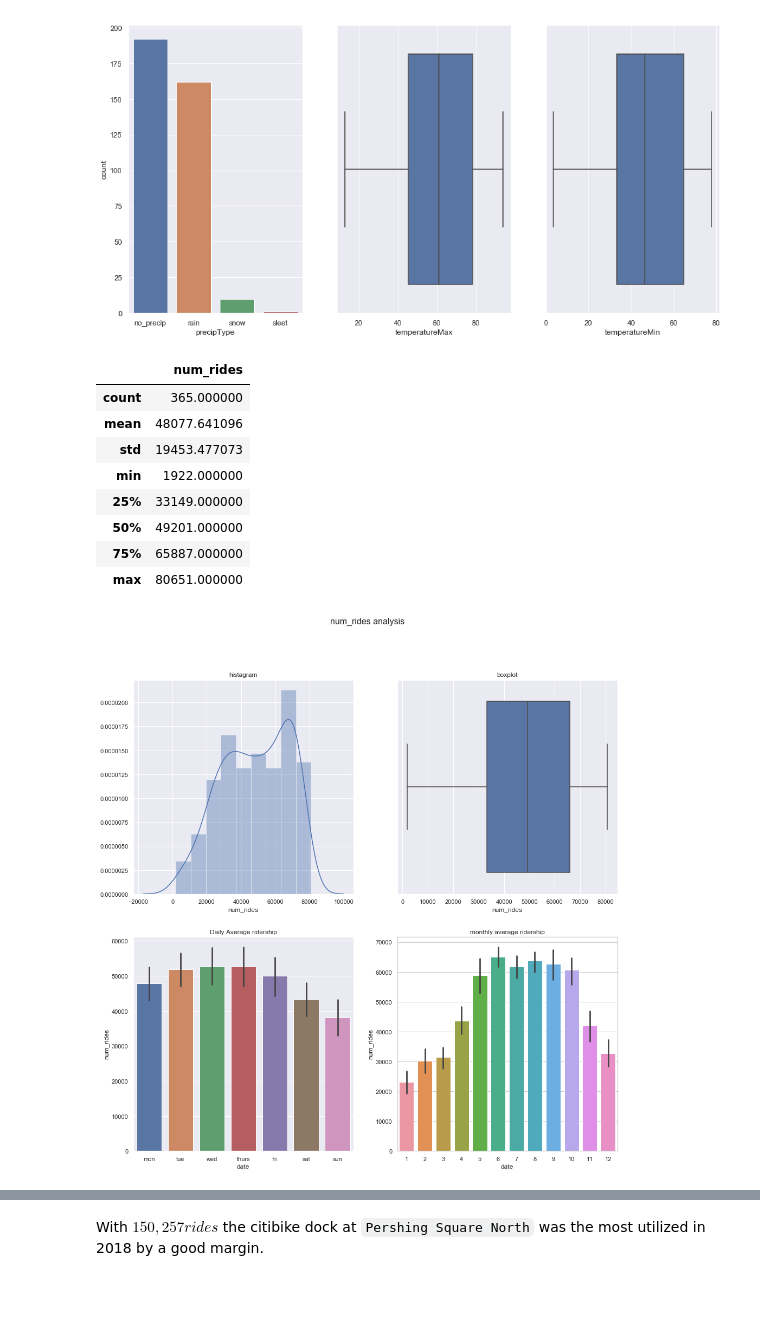
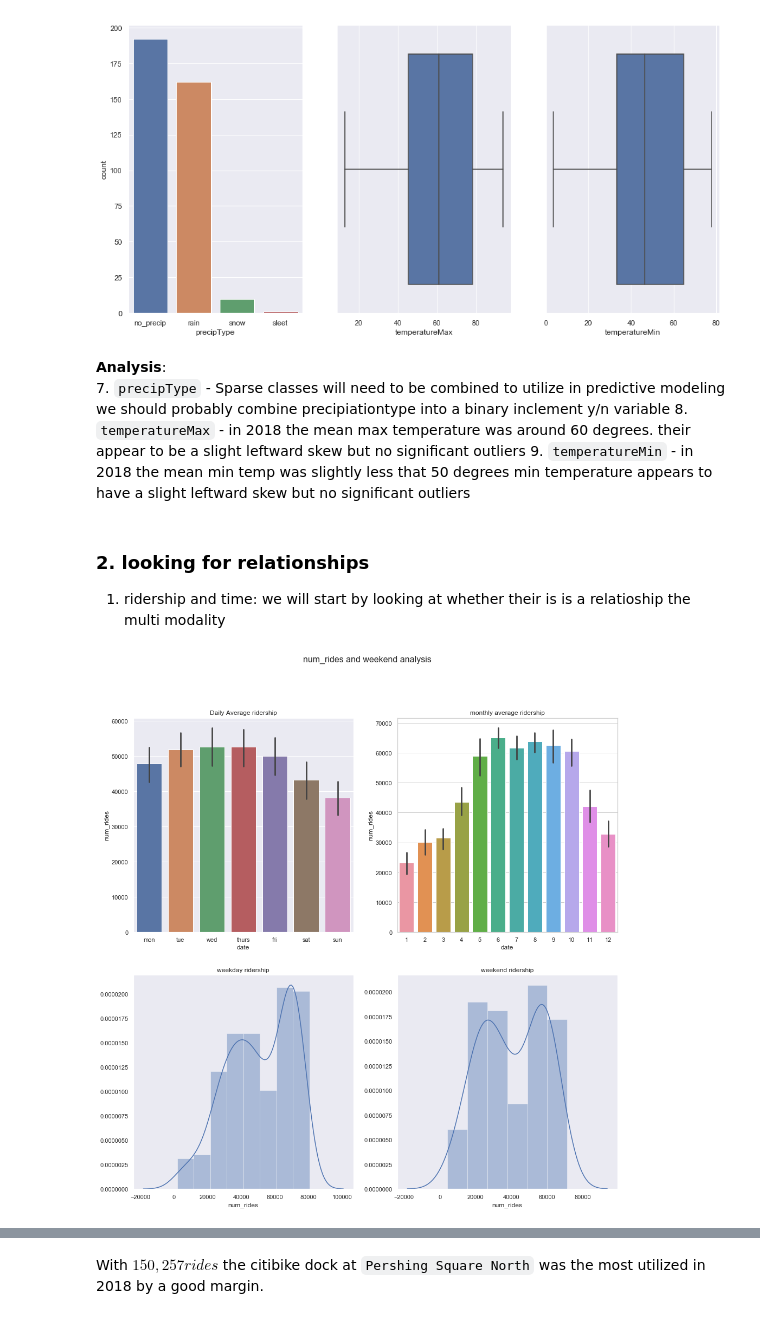
Before and after one commit to jacoblgoodman/DAV-5400, a Jupyter notebook: final/j_goodman_finalproject.ipynb, the cells around one changed output, grey strips where cells are left out. Saved outputs shown, nothing was run; the diff lists cells and outputs as text; code cells hidden in the pictures; blank space fills up the shorter version.

```diff
--- a/final/j_goodman_finalproject.ipynb
+++ b/final/j_goodman_finalproject.ipynb
@@ -325,33 +342,37 @@ plt.subplot(1,3,3);
 sns.boxplot(df.temperatureMin);
 # %% [output]
 [figure]
+# %% [markdown]
+**Analysis**:
+7. `precipType` - Sparse classes will need to be combined to utilize in predictive modeling we should probably combine precipiationtype into a binary inclement y/n variable
+8. `temperatureMax` - in 2018 the mean max temperature was around 60 degrees. their appear to  be a slight leftward skew but no significant outliers
+9. `temperatureMin` - in 2018 the mean min temp was slightly less that 50 degrees min temperature appears to have a slight leftward skew but no significant outliers
+# %% [markdown]
+### 2. looking for relationships
+
+1. ridership and time: we will start by looking at whether their is is a relatioship the multi modality
 # %%
-sns.set()
-plt.figure(figsize=(16,16)).suptitle('num_rides analysis',fontsize=16)
+# set
+sns.set();
+plt.figure(figsize=(16,16)).suptitle('num_rides and weekend analysis',fontsize=16);
+
 plt.subplot(2,2,1);
-sns.distplot(df.num_rides);
-plt.title('histagram')
-plt.subplot(2,2,2);
-sns.boxplot(df.num_rides);
-plt.title('boxplot');
-plt.subplot(2,2,3);
 sns.set_style("whitegrid")
 ax = sns.barplot(x= df.index.dayofweek, y= df.num_rides);
-ax.set_xticklabels(['mon','tue','wed','thurs','fri','sat','sun']);
+ax.set_xticklabels(('mon','tue','wed','thurs','fri','sat','sun'));
 ax.set_title('Daily Average ridership');
-plt.subplot(2,2,4);
+
+plt.subplot(2,2,2);
 sns.set_style('dark')
 sns.barplot(x= df.index.month, y= df.num_rides);
 plt.title('monthly average ridership');
-df[['num_rides']].describe()
+
+plt.subplot(2,2,3);
+sns.distplot(df.num_rides[df.index.dayofweek < 5 ]);
+plt.title('weekday ridership');
+
+plt.subplot(2,2,4);
+sns.distplot(df.num_rides[df.index.dayofweek > 4]);
+plt.title('weekend ridership');
 # %% [output]
-|  | num_rides |
-| count | 365.000000 |
-| mean | 48077.641096 |
-| std | 19453.477073 |
-| min | 1922.000000 |
-| 25% | 33149.000000 |
-| 50% | 49201.000000 |
-| 75% | 65887.000000 |
-| max | 80651.000000 |
-[figure, old version]
+[figure, new version]
```
Also changed, not shown: parts of 18 cells of this notebook.
